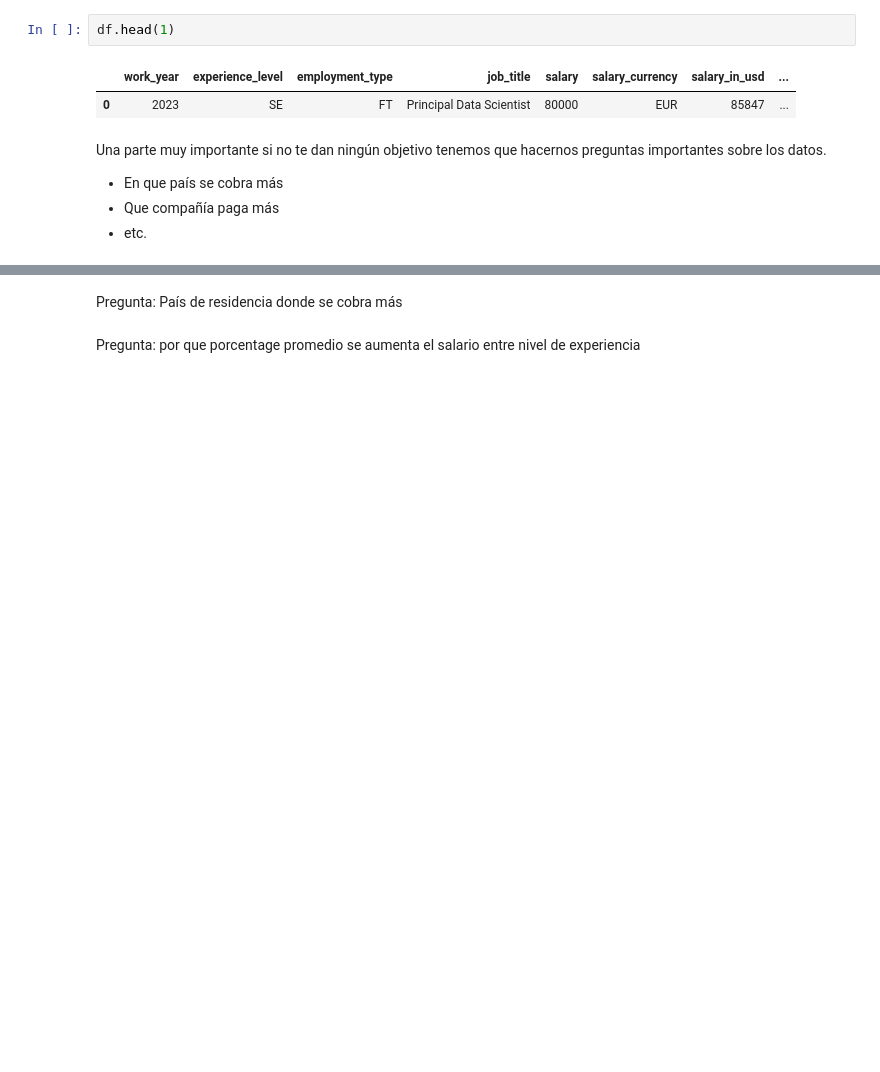
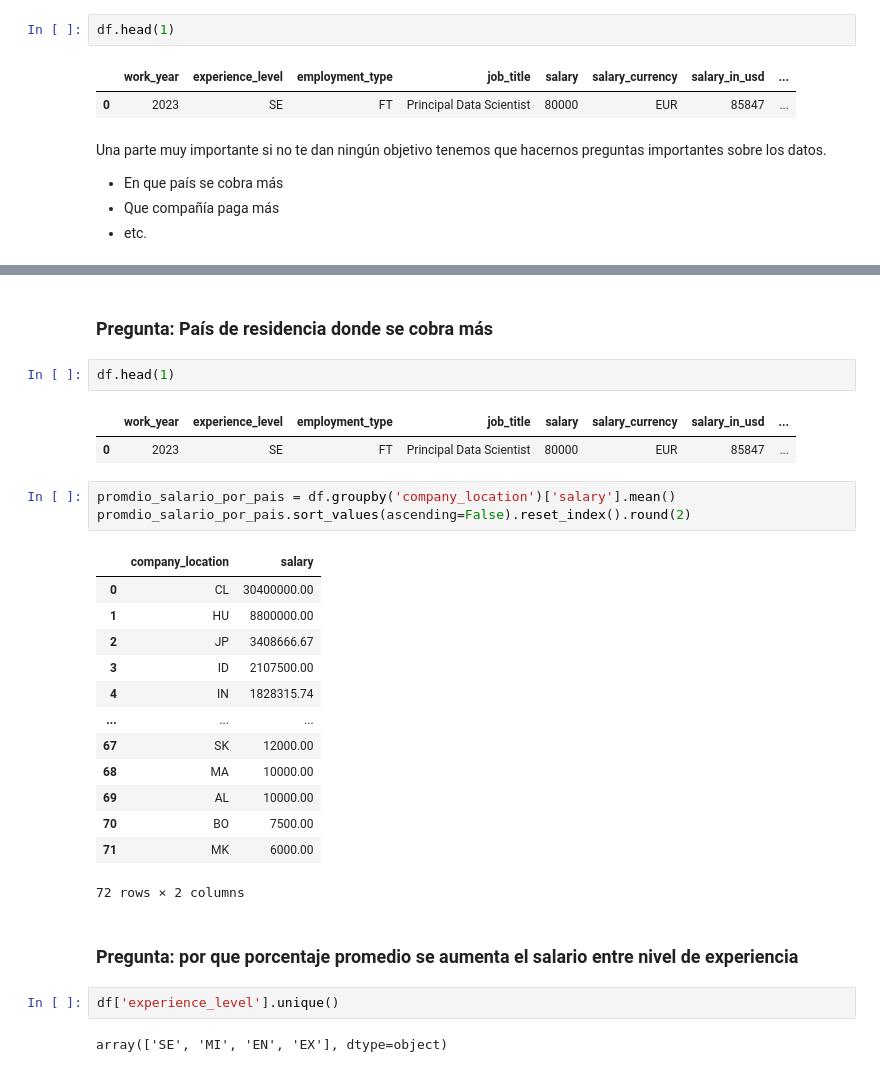
Before and after one commit to Jaume2908/Data-Science-Salary, a Jupyter notebook: cuaderno_data.ipynb, the cells around one changed output, grey strips where cells are left out. Drawn from its saved outputs; the diff is of its cells as text; blank space fills up the shorter version.

```diff
--- a/cuaderno_data.ipynb
+++ b/cuaderno_data.ipynb
@@ -160,4 +175,30 @@ Pregunta: ¿En que puesto se cobra más?
 # %% [markdown]
-Pregunta: País de residencia donde se cobra más
+### Pregunta: País de residencia donde se cobra más
+# %%
+df.head(1)
+# %% [output]
+|  | work_year | experience_level | employment_type | job_title | salary | salary_currency | salary_in_usd | ... |
+| 0 | 2023 | SE | FT | Principal Data Scientist | 80000 | EUR | 85847 | ... |
+# %%
+promdio_salario_por_pais = df.groupby('company_location')['salary'].mean()
+promdio_salario_por_pais.sort_values(ascending=False).reset_index().round(2)
+# %% [output]
+|  | company_location | salary |
+| 0 | CL | 30400000.00 |
+| 1 | HU | 8800000.00 |
+| 2 | JP | 3408666.67 |
+| 3 | ID | 2107500.00 |
+| 4 | IN | 1828315.74 |
+| ... | ... | ... |
+| 67 | SK | 12000.00 |
+| 68 | MA | 10000.00 |
+| 69 | AL | 10000.00 |
+| 70 | BO | 7500.00 |
+| 71 | MK | 6000.00 |
+72 rows × 2 columns
 # %% [markdown]
-Pregunta: por que porcentage promedio se aumenta el salario entre nivel de experiencia
+### Pregunta: por que porcentaje promedio se aumenta el salario entre nivel de experiencia
+# %%
+df['experience_level'].unique()
+# %% [output]
+array(['SE', 'MI', 'EN', 'EX'], dtype=object)
```
Also changed, not shown: parts of 22 cells of this notebook.
